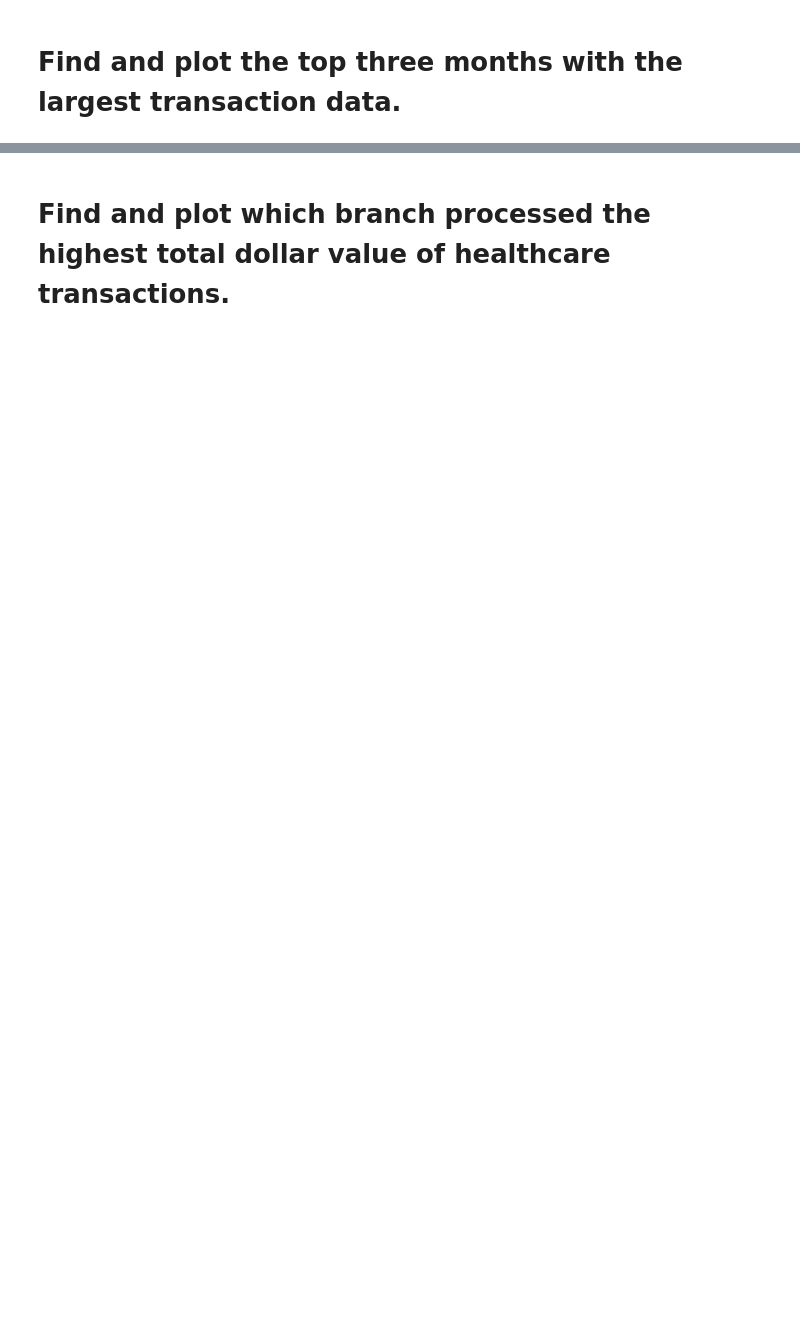
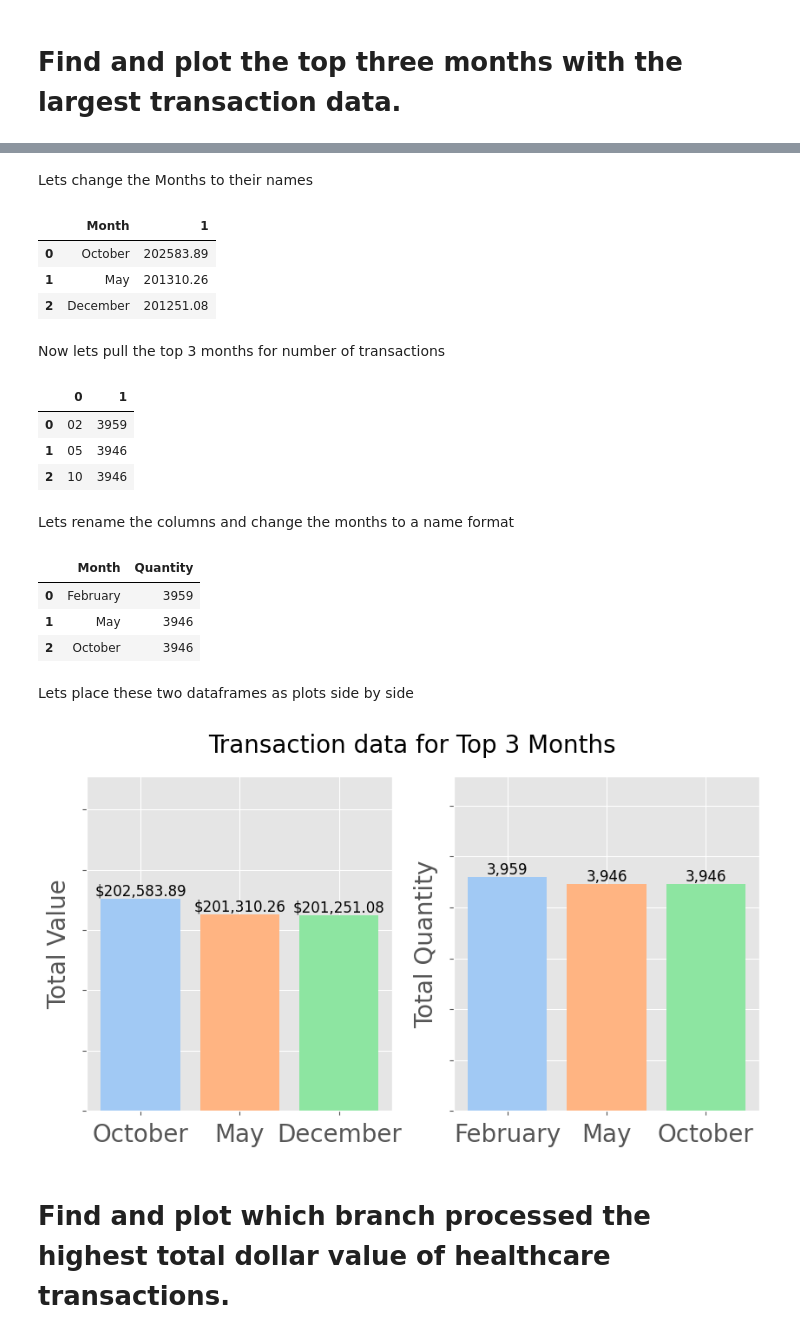
Before and after one commit to philpartyka/Data-Engineering-Capstone-Project, a Jupyter notebook: 5_Loan_App_Visualizations.ipynb, the cells around one changed output, grey strips where cells are left out. Cells and saved outputs as stored; diff of their text form; code cells hidden in the pictures; blank space fills up the shorter version.

```diff
--- a/5_Loan_App_Visualizations.ipynb
+++ b/5_Loan_App_Visualizations.ipynb
@@ -159,2 +180,82 @@ plt.show()
+# %% [markdown]
+Lets change the Months to their names
+# %%
+month_names = {'10': 'October', '05': 'May', '12': 'December'}
+top_mon_val_df = top_mon_val_df.rename(columns={0: 'Month'})
+
+# Map the new names to the values in the 'Month' column
+top_mon_val_df['Month'] = top_mon_val_df['Month'].map(month_names)
+top_mon_val_df
+
+top_mon_val_df = top_mon_val_df.rename(columns={1: 'Total Value'})
+# %% [output]
+|  | Month | 1 |
+| 0 | October | 202583.89 |
+| 1 | May | 201310.26 |
+| 2 | December | 201251.08 |
+# %% [markdown]
+Now lets pull the top 3 months for number of transactions
+# %%
+top_mon_qty_sql = ("SELECT SUBSTRING(TIMEID,5,2) AS mon, count(transaction_value) as total "
+                "FROM cdw_sapp_credit_card "
+                "GROUP BY mon "
+                "ORDER BY total DESC "
+                "LIMIT 3")
+
+cursor.execute(top_mon_qty_sql)                #cursor was assigned in the connect_sql() function
+top_mon_qty_results = cursor.fetchall()          #fetches all the results
+top_mon_qty_df = pd.DataFrame(top_mon_qty_results)
+top_mon_qty_df
+# %% [output]
+|  | 0 | 1 |
+| 0 | 02 | 3959 |
+| 1 | 05 | 3946 |
+| 2 | 10 | 3946 |
+# %% [markdown]
+Lets rename the columns and change the months to a name format
+# %%
+month_names = {'02': 'February', '05': 'May', '10': 'October'}
+top_mon_qty_df = top_mon_qty_df.rename(columns={0: 'Month'})
+
+# Map the new names to the values in the 'Month' column
+top_mon_qty_df['Month'] = top_mon_qty_df['Month'].map(month_names)
+top_mon_qty_df
+
+top_mon_qty_df = top_mon_qty_df.rename(columns={1: 'Quantity'})
+top_mon_qty_df
+# %% [output]
+|  | Month | Quantity |
+| 0 | February | 3959 |
+| 1 | May | 3946 |
+| 2 | October | 3946 |
+# %% [markdown]
+Lets place these two dataframes as plots side by side
+# %%
+fig, axes = plt.subplots(1, 2, figsize=(10, 5))
+fig.suptitle("Transaction data for Top 3 Months")
+
+# first bar chart
+chart1 = axes[0].bar(top_mon_val_df.iloc[:, 0], top_mon_val_df.iloc[:, 1], color=sns.color_palette('pastel'))
+axes[0].set_ylabel('Total Value')
+axes[0].set_ylim(bottom=185000)
+axes[0].set_yticklabels([])
+for bar in chart1:
+    height = bar.get_height()
+    text = '${:,.2f}'.format(height)   #format number to be a currency format
+    axes[0].text(bar.get_x() + bar.get_width() / 2, height, text, ha='center', va='bottom', fontsize = 12)
+
+# second bar chart
+chart2 = axes[1].bar(top_mon_qty_df.iloc[:, 0], top_mon_qty_df.iloc[:, 1], color=sns.color_palette('pastel'))
+axes[1].set_ylabel('Total Quantity')
+axes[1].set_ylim(bottom=3500)
+axes[1].set_yticklabels([])
+for bar in chart2:
+    height = bar.get_height()
+    text = '{:,}'.format(height)   #format number to be a currency format
+    axes[1].text(bar.get_x() + bar.get_width() / 2, height, text, ha='center', va='bottom', fontsize = 12)
+
+plt.show()
+# %% [output]
+[figure, added]
 # %% [markdown]
 # Find and plot which branch processed the highest total dollar value of healthcare transactions.
```
Also changed, not shown: parts of 10 cells of this notebook, 1 other file.
